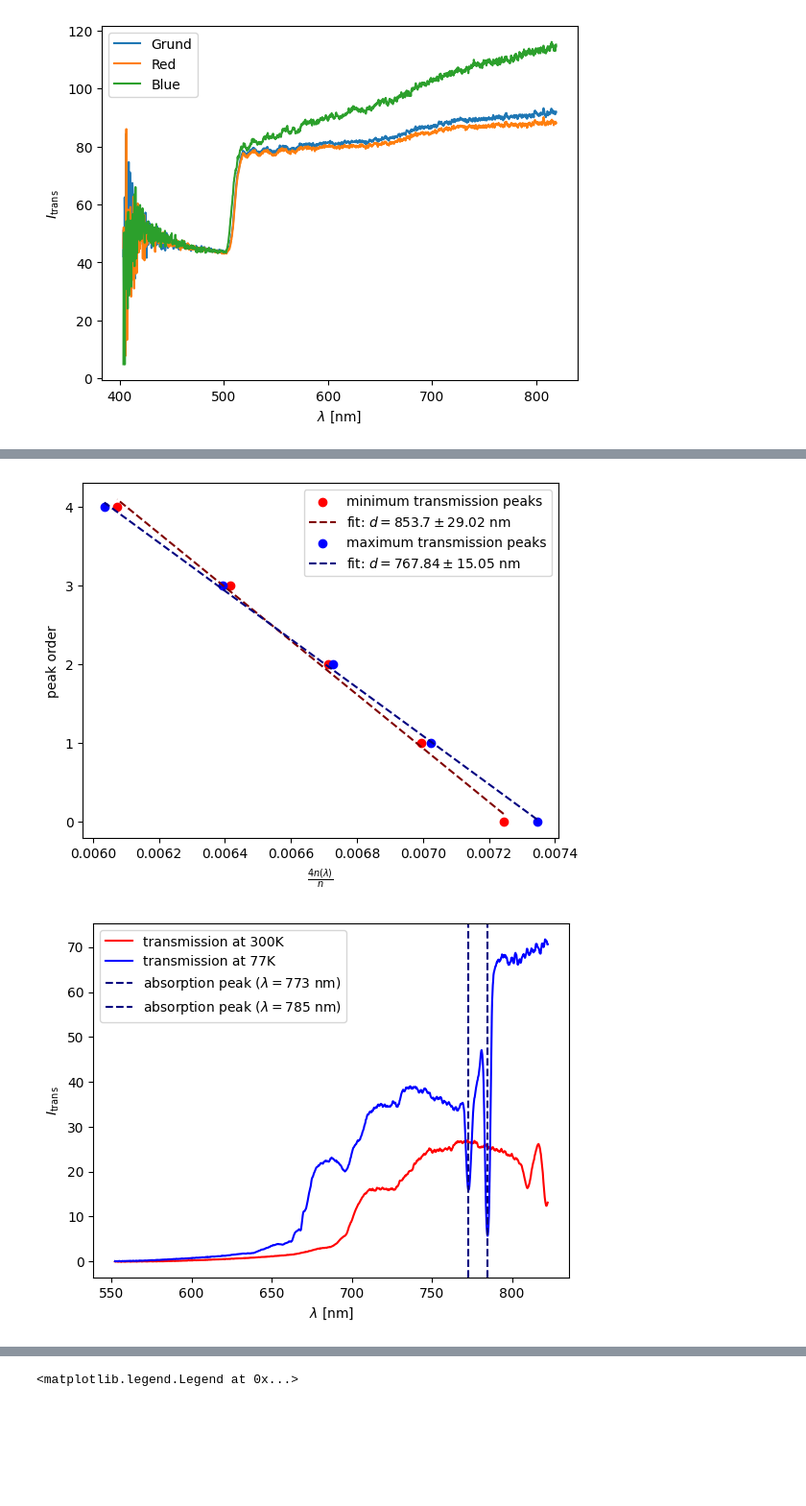
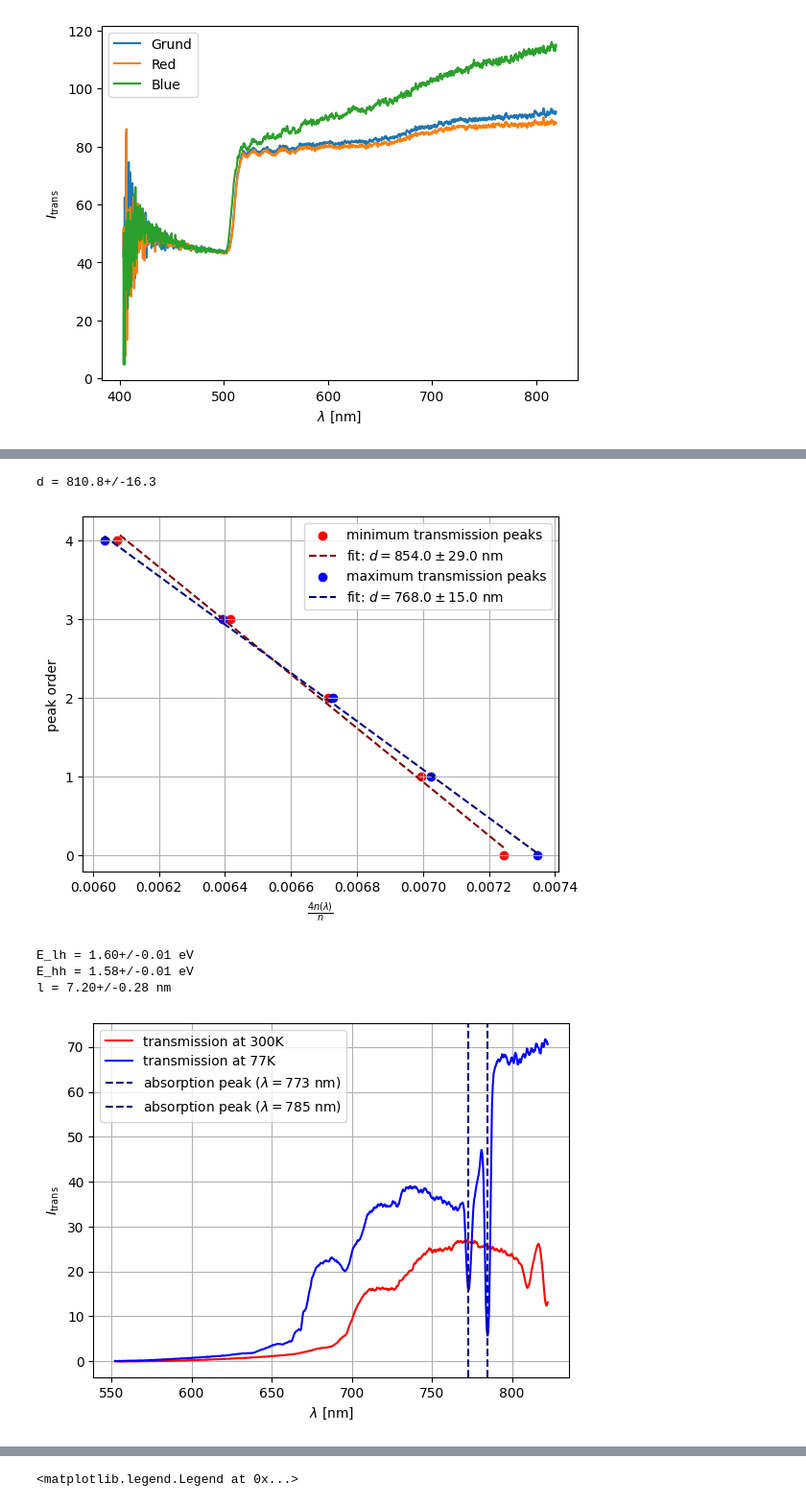
Before and after one commit to thexwon/P4, a Jupyter notebook: Semiconductor Spectroscopy/ss.ipynb, the cells around one changed output, grey strips where cells are left out. Shown at 96% size. Cells and saved outputs as stored; diff of their text form; code cells hidden in the pictures; blank space fills up the shorter version.

```diff
--- a/Semiconductor Spectroscopy/ss.ipynb
+++ b/Semiconductor Spectroscopy/ss.ipynb
@@ -181,47 +197,74 @@ plt.scatter(n(peaks_red)/peaks_red, np.arange(0, 5, 1), color = 'red',
 popt_red, pcov_red = sp.optimize.curve_fit(line, n(peaks_red)/peaks_red, np.arange(0, 5, 1))
 plt.plot(n(peaks_red)/peaks_red, line(n(peaks_red)/peaks_red, *popt_red),
          color = 'maroon', linestyle = '--',
-         label = fr'fit: $d = {np.round(-popt_red[0], 2)} \pm {np.round(pcov_red[0][0]**0.5, 2)}$ nm')
+         label = fr'fit: $d = {np.round(-popt_red[0], 0)} \pm {np.round(pcov_red[0][0]**0.5, 0)}$ nm')
 plt.scatter(n(peaks_blue)/peaks_blue, np.arange(0, 5, 1), color = 'blue',
             label = 'maximum transmission peaks')
 popt_blue, pcov_blue = sp.optimize.curve_fit(line, n(peaks_blue)/peaks_blue, np.arange(0, 5, 1))
 plt.plot(n(peaks_blue)/peaks_blue, line(n(peaks_blue)/peaks_blue, *popt_blue),
          color = 'navy', linestyle = '--',
-        label = fr'fit: $d = {np.round(-popt_blue[0], 2)} \pm {np.round(pcov_blue[0][0]**0.5, 2)}$ nm')
+        label = fr'fit: $d = {np.round(-popt_blue[0], 0)} \pm {np.round(pcov_blue[0][0]**0.5, 0)}$ nm')
 
 plt.xlabel(fr'$\frac{{4n(\lambda)}}{{n}}$')
 plt.ylabel('peak order')
+plt.grid()
 plt.legend()
 plt.savefig('ss_ex2_linear_fits.jpg', dpi = 800)
+
+d_par = ufloat(-popt_red[0], pcov_red[0][0]**0.5)
+d_ort = ufloat(-popt_blue[0], pcov_blue[0][0]**0.5)
+d = (d_par+d_ort)/2
+print(fr'd = {d:u.4}')
 # %% [output]
+d = 810.8+/-16.3
-[figure, old version]
+[figure, new version]
 # %%
 #Exercise 3
 # %%
 #plott(readd('Aufg3_QuantWell_RaumTemp.Master.Transmission', 350, 1717))
 start = 800
 stop = 1267
 plt.plot(readd('Aufg3_QuantWell_RaumTemp.Master.Transmission', start, stop)[:,0],
         readd('Aufg3_QuantWell_RaumTemp.Master.Transmission', start, stop)[:,1],
         label = 'transmission at 300K',
          color = 'red'
         )
 plt.plot(readd('Aufg3_QuantWell_Kalt.Master.Transmission', start, stop)[:,0],
         readd('Aufg3_QuantWell_Kalt.Master.Transmission', start, stop)[:,1],
         label = 'transmission at 77K',
          color = 'blue'
         )
 plt.axvline(x = 773, color = 'navy', linestyle = '--',
             label = fr'absorption peak ($\lambda = 773$ nm)')
 plt.axvline(x = 785, color = 'navy', linestyle = '--',
             label = fr'absorption peak ($\lambda = 785$ nm)')
 
 plt.xlabel(fr'$\lambda$ [nm]')
 plt.ylabel(fr'$I_\mathrm{{trans}}$')
+plt.grid()
 plt.legend()
 plt.savefig('ss_ex3.jpg', dpi = 800)
+
+lambda_lh = 1e-9*ufloat(773, 3)
+lambda_hh = 1e-9*ufloat(785, 3)
+
+E_g = 1.511*c.e
+m_hh = 0.48*c.m_e
+m_lh = 0.087*c.m_e
+
+E_lh = c.h*c.c/lambda_lh
+E_hh = c.h*c.c/lambda_hh
+
+l = c.h/2/sqrt(2) * sqrt(-(m_lh/m_hh-m_hh/m_lh) / ((E_lh-E_g)*m_hh - (E_hh-E_g)*m_lh))
+
+print(fr'E_lh = {E_lh/c.e:u.3} eV')
+print(fr'E_hh = {E_hh/c.e:u.3} eV')
+print(fr'l = {1e9*l:u.3} nm')
 # %% [output]
+E_lh = 1.60+/-0.01 eV
+E_hh = 1.58+/-0.01 eV
+l = 7.20+/-0.28 nm
-[figure, old version]
+[figure, new version]
 # %%
 #Aufgabe 4
 # %%
```
Also changed, not shown: parts of 10 cells of this notebook, 6 other files.
